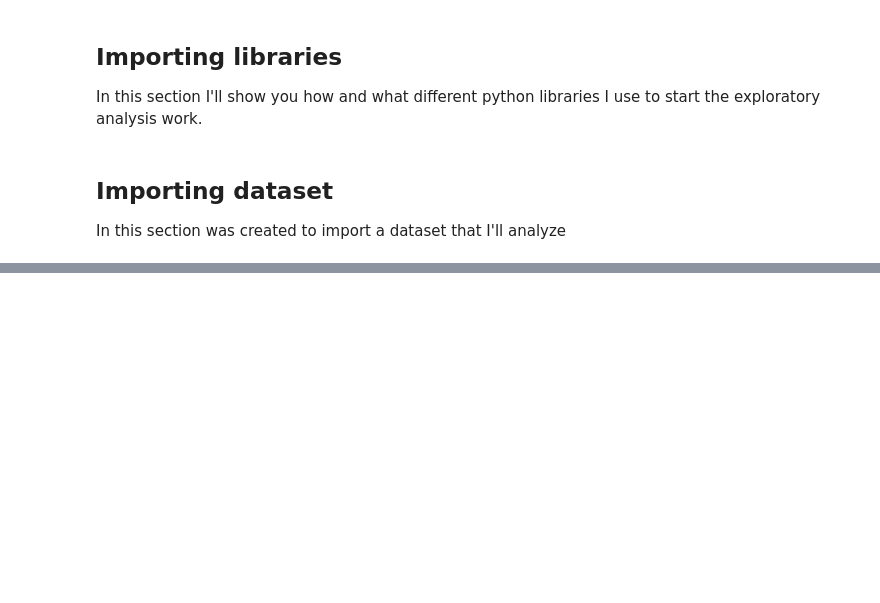
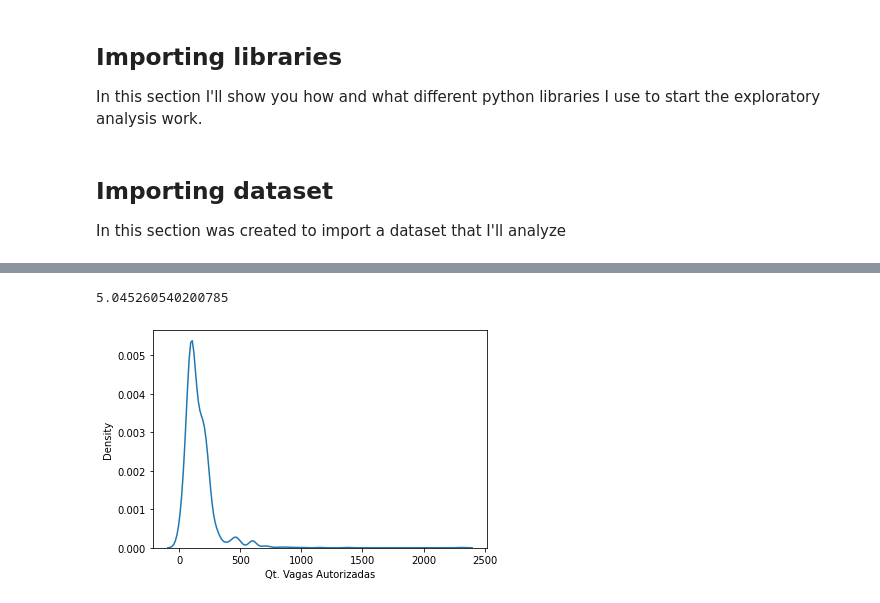
Before and after one commit to edupires89/datascience, a Jupyter notebook: 01_exploratoryanalysis.ipynb, the cells around one changed output, grey strips where cells are left out. Cells and saved outputs as stored; diff of their text form; code cells hidden in the pictures; blank space fills up the shorter version.

```diff
--- a/01_exploratoryanalysis.ipynb
+++ b/01_exploratoryanalysis.ipynb
@@ -50,0 +169,8 @@ memory usage: 603.4+ KB
+# %%
+dataframe['Qt. Vagas Autorizadas'].skew()
+# %% [output]
+5.045260540200785
+# %%
+sns.kdeplot( dataframe['Qt. Vagas Autorizadas'] );
+# %% [output]
+[figure, added]
```
Also changed, not shown: parts of 23 cells of this notebook.
